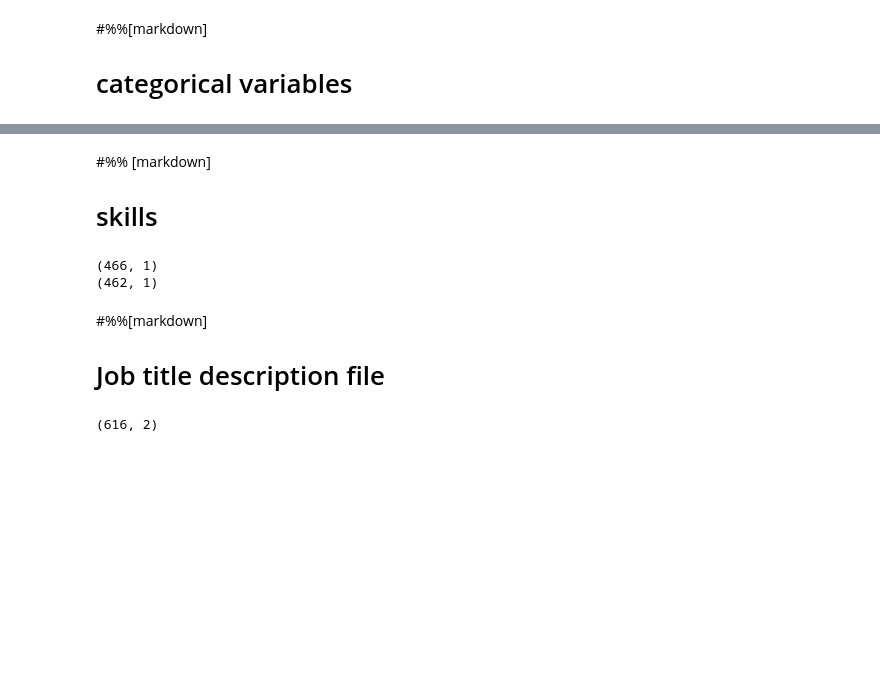
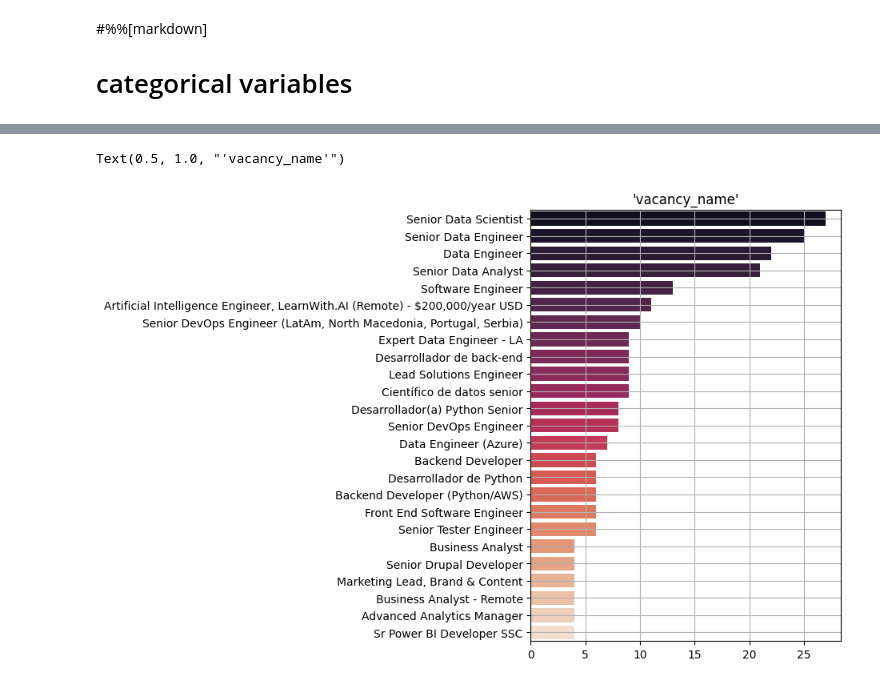
Before and after one commit to DLesmes/jobbot, a Jupyter notebook: notebooks/eda.ipynb, the cells around one changed output, grey strips where cells are left out. Drawn from its saved outputs; the diff is of its cells as text; code cells hidden in the pictures; blank space fills up the shorter version.

Commit message:
verifying the skill from last two days job offers

```diff
--- a/notebooks/eda.ipynb
+++ b/notebooks/eda.ipynb
@@ -363,30 +369,14 @@ Text(0.5, 1.0, "'publication_date'")
-# %% [markdown]
-#%% [markdown]
-
- # skills
-# %%
-df_skills = pd.read_json('../data/general_skills.json')
-print(df_skills.shape)
-df_skills.drop_duplicates(inplace=True)
-df_skills['skills'] = df_skills['skills'].apply(lambda x: x.lower())
-print(df_skills.shape)
-df_skills.to_json('../data/general_skills.json')
-# %% [output]
-(466, 1)
-(462, 1)
-# %% [markdown]
-#%%[markdown]
-
- # Job title description file
-# %%
-industries = [
-    'IT Services and IT Consulting',
-    'Software Development',
-    'Technology, Information and Internet',
-    'Business Consulting and Services'
-]
-df_summary = df_filtered[df_filtered['industries'].isin(industries)][['vacancy_name','description']][:1000].copy()
-print(df_summary.shape)
-df_summary.to_json('../data/vacancy_name_description.json')
-# %% [output]
-(616, 2)
+# %%
+#%%
+
+plt.figure(figsize=(5,7))
+df = df_filtered[df_filtered['publication_date'] > (datetime.now() - timedelta(days=3)).strftime('%Y-%m-%d')]
+a = pd.DataFrame(df['vacancy_name'].value_counts()[:25])
+y = np.array(list(a.index))
+x = np.array(list(a['count']))
+sns.barplot(x=x, y=y, palette="rocket", hue=y, legend=False)
+plt.grid(True)
+plt.title("'vacancy_name'")
+# %% [output]
+Text(0.5, 1.0, "'vacancy_name'")
+[figure, added]
```
Also changed, not shown: parts of 20 cells of this notebook, 4 other files.
